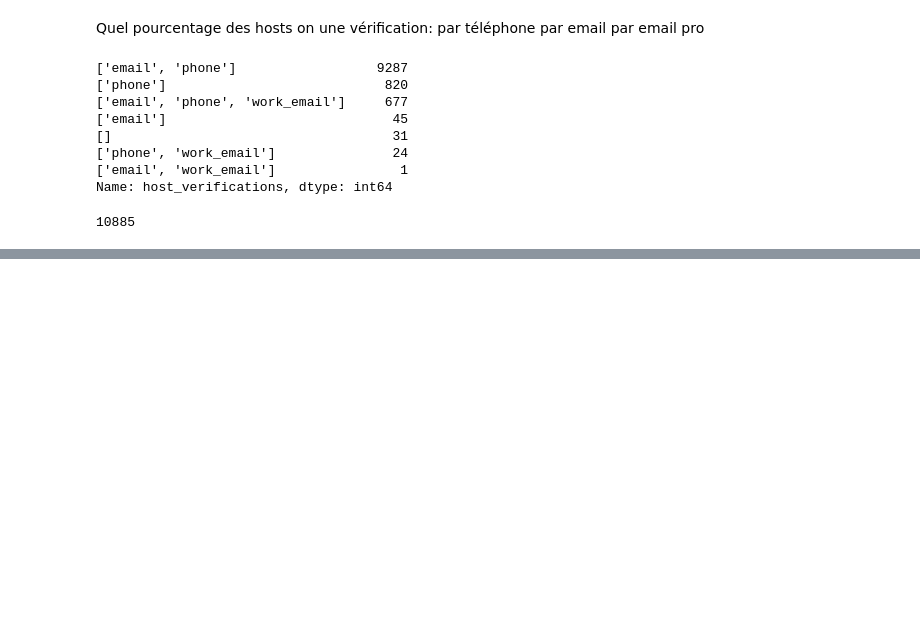
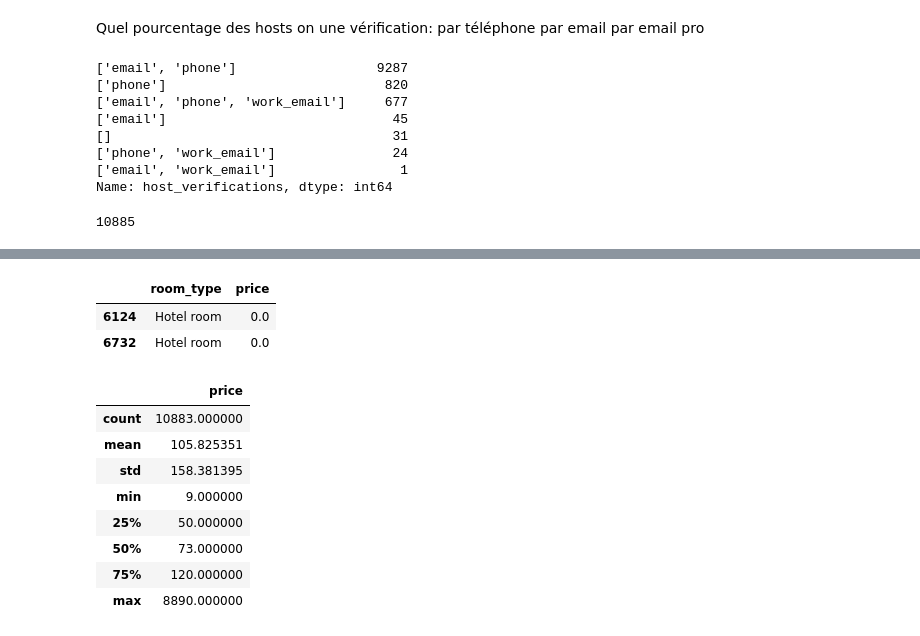
Before and after one commit to henzozhang/airbnb_projet, a Jupyter notebook: airbnb_projet/analist.ipynb, the cells around one changed output, grey strips where cells are left out. Saved outputs shown, nothing was run; the diff lists cells and outputs as text; code cells hidden in the pictures; blank space fills up the shorter version.

```diff
--- a/airbnb_projet/analist.ipynb
+++ b/airbnb_projet/analist.ipynb
@@ -219,0 +303,20 @@ def pourcentage_moyen_vérification(df):
+# %%
+df_price[ df_price['price'] == 0 ]
+# %% [output]
+|  | room_type | price |
+| 6124 | Hotel room | 0.0 |
+| 6732 | Hotel room | 0.0 |
+# %%
+indexNames = df_price[ df_price['price'] == 0 ].index
+df_price=df_price.drop(index=indexNames)
+df_price.groupby('room_type').describe()
+# %% [output]
+|  | price |
+| count | 10883.000000 |
+| mean | 105.825351 |
+| std | 158.381395 |
+| min | 9.000000 |
+| 25% | 50.000000 |
+| 50% | 73.000000 |
+| 75% | 120.000000 |
+| max | 8890.000000 |
```
Also changed, not shown: parts of 15 cells of this notebook, 3 other files.
